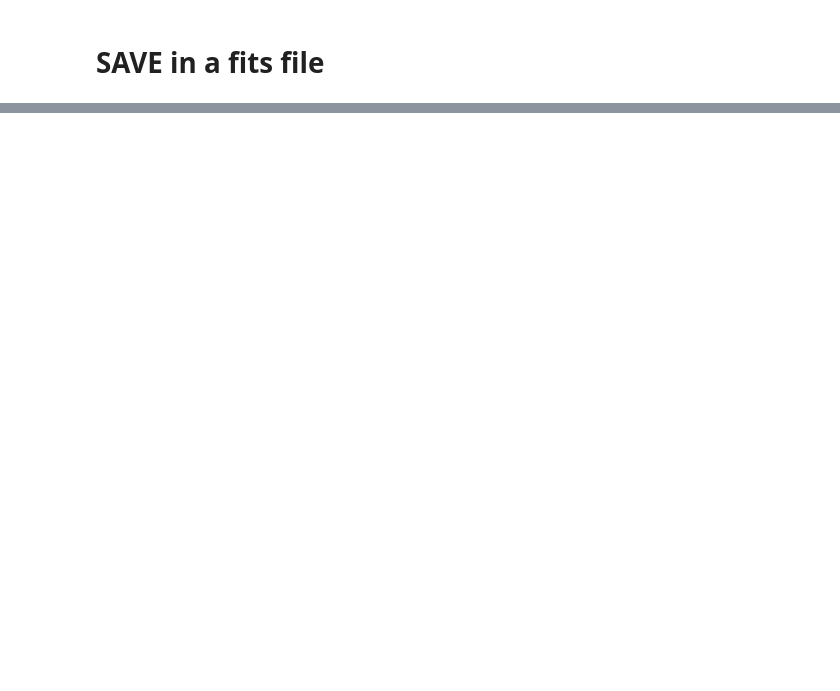
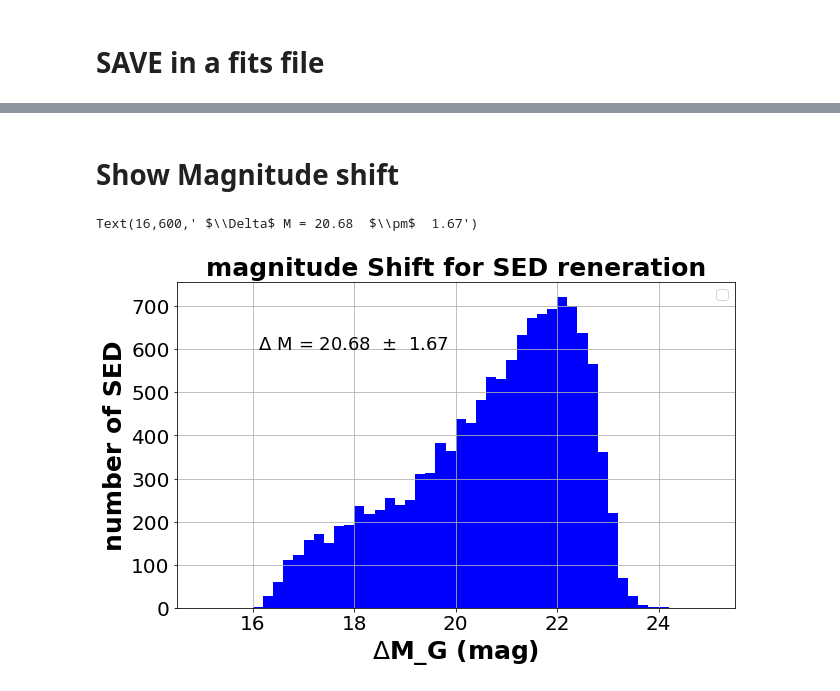
Before and after one commit to sylvielsstfr/PC5AtmStudies, a Jupyter notebook: SNLS/Regenerate_SED.ipynb, the cells around one changed output, grey strips where cells are left out. Drawn from its saved outputs; the diff is of its cells as text; code cells hidden in the pictures; blank space fills up the shorter version.

```diff
--- a/SNLS/Regenerate_SED.ipynb
+++ b/SNLS/Regenerate_SED.ipynb
@@ -169,6 +171,8 @@ for idx in np.arange(NBOBJ):
     data[idx+1,index_temp]=sed_idx                               # save the reference sed idx
     data[idx+1,index_logg]=datasetnum                            # save the SNLS catalog number
     data[idx+1,index_num]=idx                                     # save the SNLS obj number
+# %%
+all_factors=np.array(all_factors)
 # %% [markdown]
 ## Plot new SED
 # %%
@@ -244,0 +243,34 @@ ls -l *.fits
+# %% [markdown]
+# Show Magnitude shift
+# %%
+Delta_M_Shift=-2.5*np.log10(all_factors)
+# %%
+mean=Delta_M_Shift.mean()
+std=Delta_M_Shift.std()
+statinfo=" $\Delta$ M = {:3.2f}  $\pm$  {:3.2f}".format(mean,std)
+# %%
+fig = plt.figure(figsize=(10,6))
+ax = fig.add_subplot(1,1,1)
+ax.hist(Delta_M_Shift,bins=50,range=(15,25),color='blue')
+for tick in ax.xaxis.get_major_ticks():
+    tick.label.set_fontsize(20)
+    # specify integer or one of preset strings, e.g.
+    #tick.label.set_fontsize('x-small')
+    #tick.label.set_rotation('vertical')
+for tick in ax.yaxis.get_major_ticks():
+    tick.label.set_fontsize(20)
+    # specify integer or one of preset strings, e.g.
+    #tick.label.set_fontsize('x-small')
+    #tick.label.set_rotation('vertical')
+title='magnitude Shift for SED reneration'
+ax.grid(True)
+ax.legend()
+ax.set_title(title,fontsize=25,fontweight='bold')
+ax.set_xlabel("$\Delta$M_G (mag)",fontsize=25,fontweight='bold')
+ax.set_ylabel("number of SED",fontsize=25,fontweight='bold')
+ax.text(16.,600, statinfo, ha='left',fontsize=18)
+#ax.set_xlim(750.,775.)
+#ax.set_ylim(0.2,1.)
+# %% [output]
+Text(16,600,' $\\Delta$ M = 20.68  $\\pm$  1.67')
+[figure, added]
```
Also changed, not shown: parts of 13 cells of this notebook.
